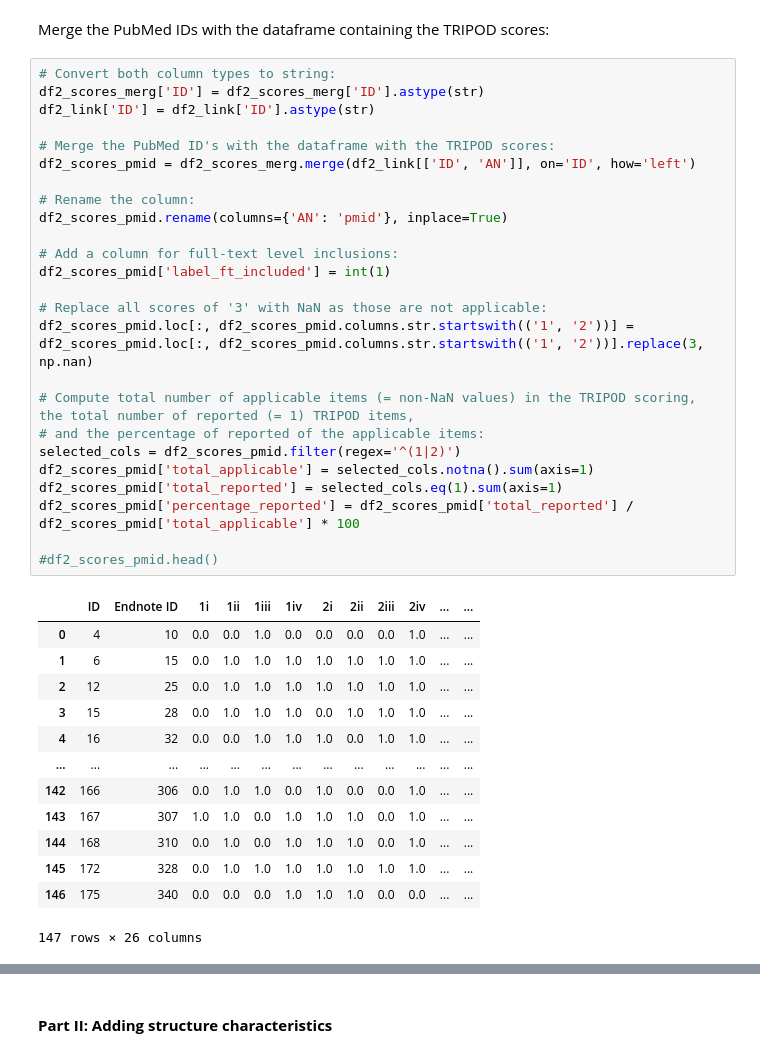
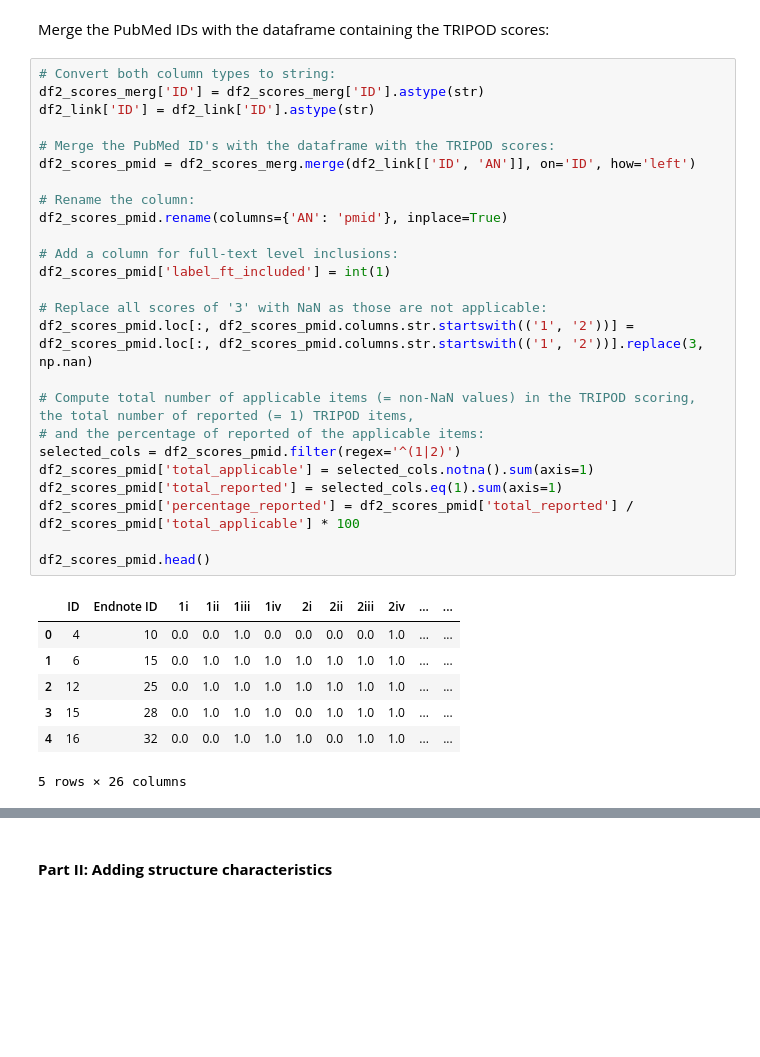
Before and after one commit to isa-sp/TAR-abstracts, a Jupyter notebook: code/data_preprocessing.ipynb, the cells around one changed output, grey strips where cells are left out. Saved outputs shown, nothing was run; the diff lists cells and outputs as text; blank space fills up the shorter version.

```diff
--- a/code/data_preprocessing.ipynb
+++ b/code/data_preprocessing.ipynb
@@ -272,41 +253,35 @@ Merge the PubMed IDs with the dataframe containing the TRIPOD scores:
 # Convert both column types to string:
 df2_scores_merg['ID'] = df2_scores_merg['ID'].astype(str)
 df2_link['ID'] = df2_link['ID'].astype(str)
 
 # Merge the PubMed ID's with the dataframe with the TRIPOD scores:
 df2_scores_pmid = df2_scores_merg.merge(df2_link[['ID', 'AN']], on='ID', how='left')
 
 # Rename the column:
 df2_scores_pmid.rename(columns={'AN': 'pmid'}, inplace=True)
 
 # Add a column for full-text level inclusions:
 df2_scores_pmid['label_ft_included'] = int(1)
 
 # Replace all scores of '3' with NaN as those are not applicable:
 df2_scores_pmid.loc[:, df2_scores_pmid.columns.str.startswith(('1', '2'))] = df2_scores_pmid.loc[:, df2_scores_pmid.columns.str.startswith(('1', '2'))].replace(3, np.nan)
 
 # Compute total number of applicable items (= non-NaN values) in the TRIPOD scoring, the total number of reported (= 1) TRIPOD items,
 # and the percentage of reported of the applicable items:
 selected_cols = df2_scores_pmid.filter(regex='^(1|2)')
 df2_scores_pmid['total_applicable'] = selected_cols.notna().sum(axis=1)
 df2_scores_pmid['total_reported'] = selected_cols.eq(1).sum(axis=1)
 df2_scores_pmid['percentage_reported'] = df2_scores_pmid['total_reported'] / df2_scores_pmid['total_applicable'] * 100
 
-#df2_scores_pmid.head()
+df2_scores_pmid.head()
 # %% [output]
 |  | ID | Endnote ID | 1i | 1ii | 1iii | 1iv | 2i | 2ii | 2iii | 2iv | ... | ... |
 | 0 | 4 | 10 | 0.0 | 0.0 | 1.0 | 0.0 | 0.0 | 0.0 | 0.0 | 1.0 | ... | ... |
 | 1 | 6 | 15 | 0.0 | 1.0 | 1.0 | 1.0 | 1.0 | 1.0 | 1.0 | 1.0 | ... | ... |
 | 2 | 12 | 25 | 0.0 | 1.0 | 1.0 | 1.0 | 1.0 | 1.0 | 1.0 | 1.0 | ... | ... |
 | 3 | 15 | 28 | 0.0 | 1.0 | 1.0 | 1.0 | 0.0 | 1.0 | 1.0 | 1.0 | ... | ... |
 | 4 | 16 | 32 | 0.0 | 0.0 | 1.0 | 1.0 | 1.0 | 0.0 | 1.0 | 1.0 | ... | ... |
-| ... | ... | ... | ... | ... | ... | ... | ... | ... | ... | ... | ... | ... |
-| 142 | 166 | 306 | 0.0 | 1.0 | 1.0 | 0.0 | 1.0 | 0.0 | 0.0 | 1.0 | ... | ... |
-| 143 | 167 | 307 | 1.0 | 1.0 | 0.0 | 1.0 | 1.0 | 1.0 | 0.0 | 1.0 | ... | ... |
-| 144 | 168 | 310 | 0.0 | 1.0 | 0.0 | 1.0 | 1.0 | 1.0 | 0.0 | 1.0 | ... | ... |
-| 145 | 172 | 328 | 0.0 | 1.0 | 1.0 | 1.0 | 1.0 | 1.0 | 1.0 | 1.0 | ... | ... |
-| 146 | 175 | 340 | 0.0 | 0.0 | 0.0 | 1.0 | 1.0 | 1.0 | 0.0 | 0.0 | ... | ... |
-147 rows × 26 columns
+5 rows × 26 columns
 # %%
 df2_scores_pmid['pmid'] = df2_scores_pmid['pmid'].astype(str)
 df2_labels['pmid'] = df2_labels['pmid'].astype(str)
```
Also changed, not shown: parts of 8 cells of this notebook.
